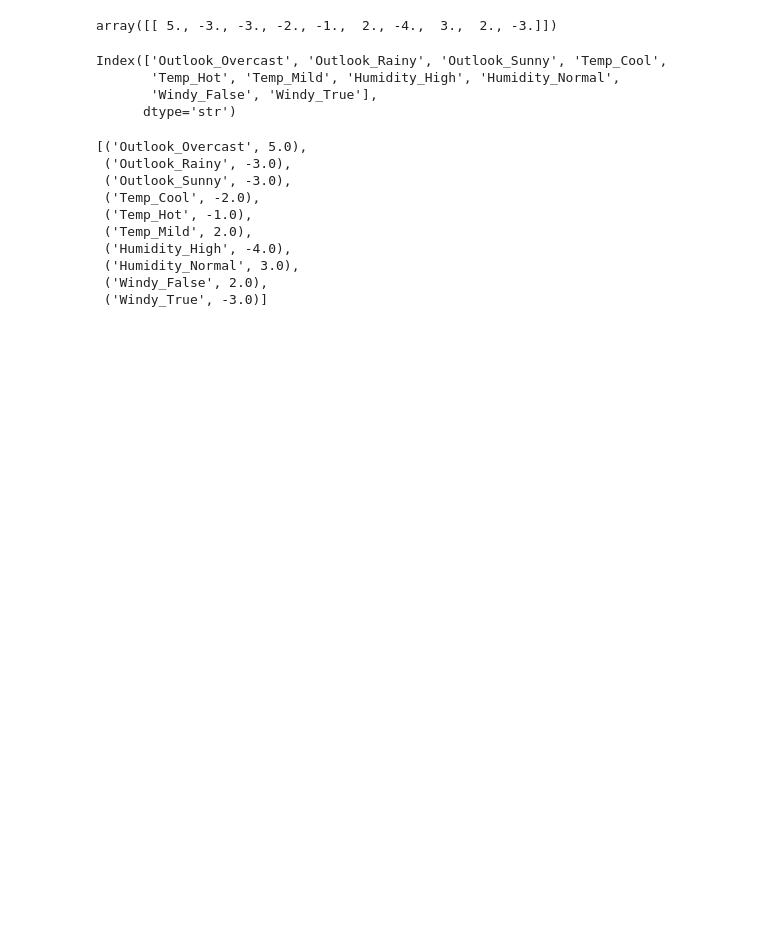
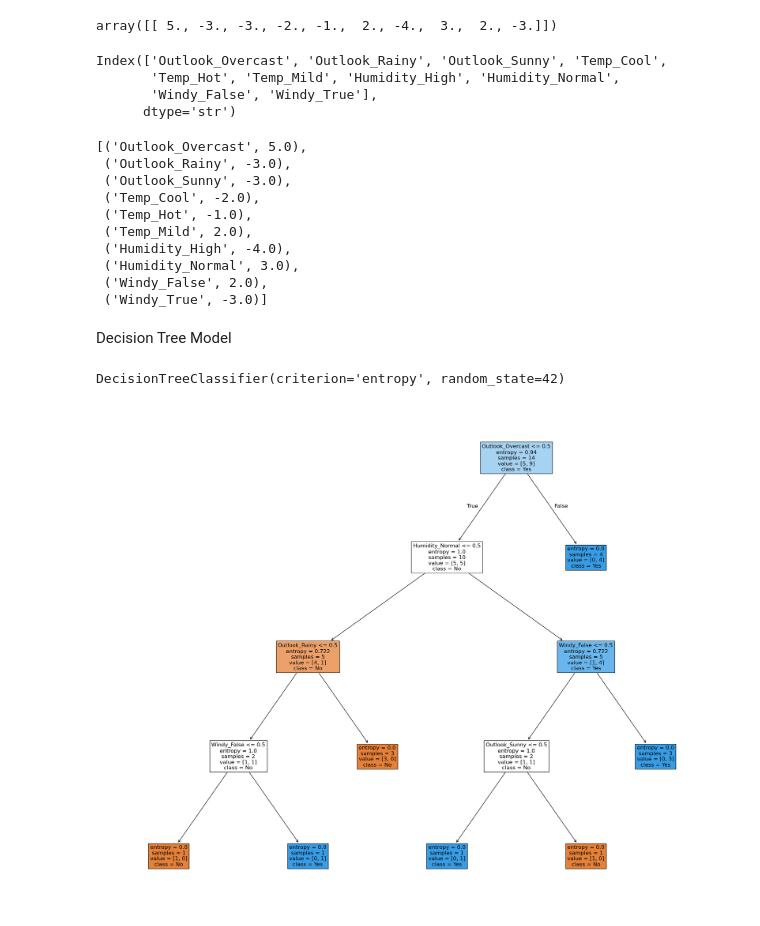
Before and after one commit to MonaTaghavi/dm-ann, a Jupyter notebook: notebooks/19nn-golf.ipynb, the cells around one changed output. Drawn from its saved outputs; the diff is of its cells as text; code cells hidden in the pictures; blank space fills up the shorter version.

```diff
--- a/notebooks/19nn-golf.ipynb
+++ b/notebooks/19nn-golf.ipynb
@@ -147,3 +150,16 @@ list(zipped)
  ('Humidity_Normal', 3.0),
  ('Windy_False', 2.0),
  ('Windy_True', -3.0)]
+# %% [markdown]
+Decision Tree Model
+# %%
+model_dt = DecisionTreeClassifier(criterion='entropy', random_state=42)
+model_dt.fit(x, y)
+# %% [output]
+DecisionTreeClassifier(criterion='entropy', random_state=42)
+# %%
+fig = plt.figure(figsize=(25,20))
+_ = plot_tree(model_dt, feature_names=x.columns, class_names=model_dt.classes_, filled=True,
+                fontsize=12)
+# %% [output]
+[figure, added]
```
Also changed, not shown: parts of 12 cells of this notebook.
